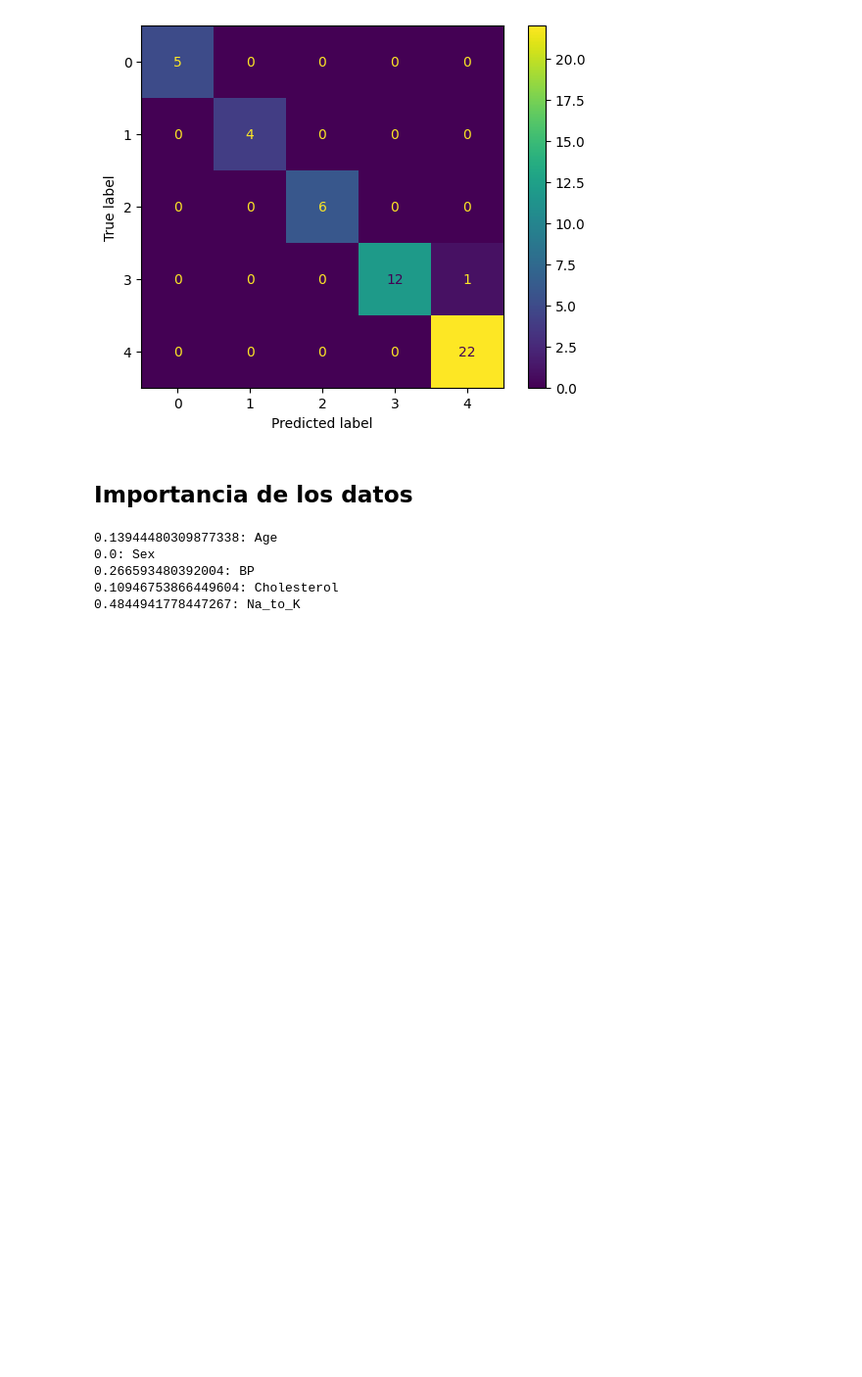
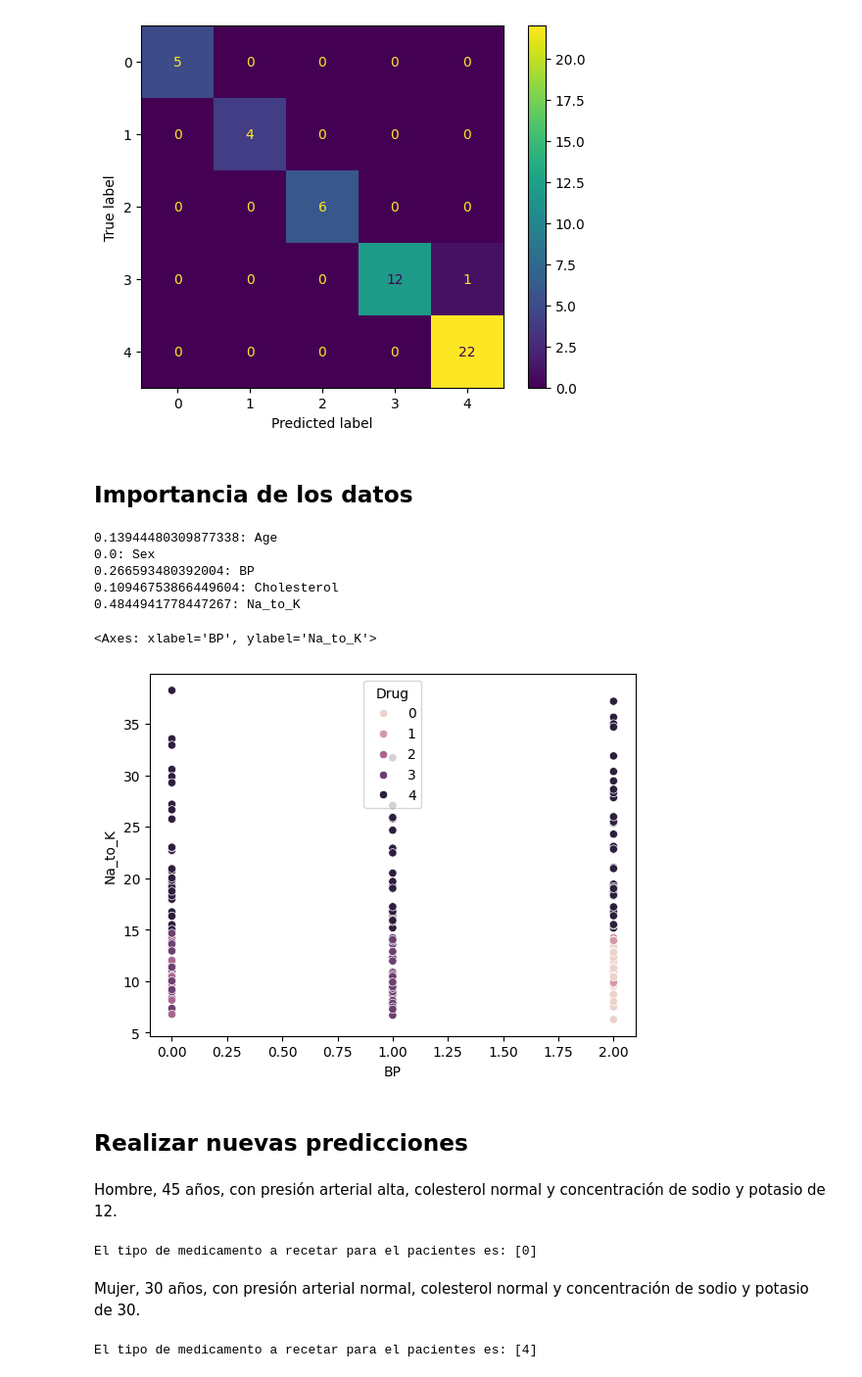
Before and after one commit to brittanypallasco2003/Machine-Learning, a Jupyter notebook: Aprenidzaje-supervisado/Clasificación/clasificacion.ipynb, the cells around one changed output. Shown at 98% size. Cells and saved outputs as stored; diff of their text form; code cells hidden in the pictures; blank space fills up the shorter version.

```diff
--- a/Aprenidzaje-supervisado/Clasificación/clasificacion.ipynb
+++ b/Aprenidzaje-supervisado/Clasificación/clasificacion.ipynb
@@ -172,3 +172,25 @@ for nom_carac, imp in zip(importancia, carac):
 0.266593480392004: BP
 0.10946753866449604: Cholesterol
 0.4844941778447267: Na_to_K
+# %%
+#Graficamos la relevancia de estos datos como un mapa de dispersión
+sns.scatterplot(data=datos, x="BP", y="Na_to_K", hue="Drug")
+# %% [output]
+<Axes: xlabel='BP', ylabel='Na_to_K'>
+[figure, added]
+# %% [markdown]
+## Realizar nuevas predicciones
+# %% [markdown]
+Hombre, 45 años, con presión arterial alta, colesterol normal y concentración de sodio y potasio de 12.
+# %%
+type_medic=modelo.predict([[45,0,2,0,12]])
+print(f"El tipo de medicamento a recetar para el pacientes es: {type_medic}")
+# %% [output]
+El tipo de medicamento a recetar para el pacientes es: [0]
+# %% [markdown]
+Mujer, 30 años, con presión arterial normal, colesterol normal y concentración de sodio y potasio de 30.
+# %%
+type_medic=modelo.predict([[30,1,1,0,30]])
+print(f"El tipo de medicamento a recetar para el pacientes es: {type_medic}")
+# %% [output]
+El tipo de medicamento a recetar para el pacientes es: [4]
```
Also changed, not shown: parts of 2 cells of this notebook.
